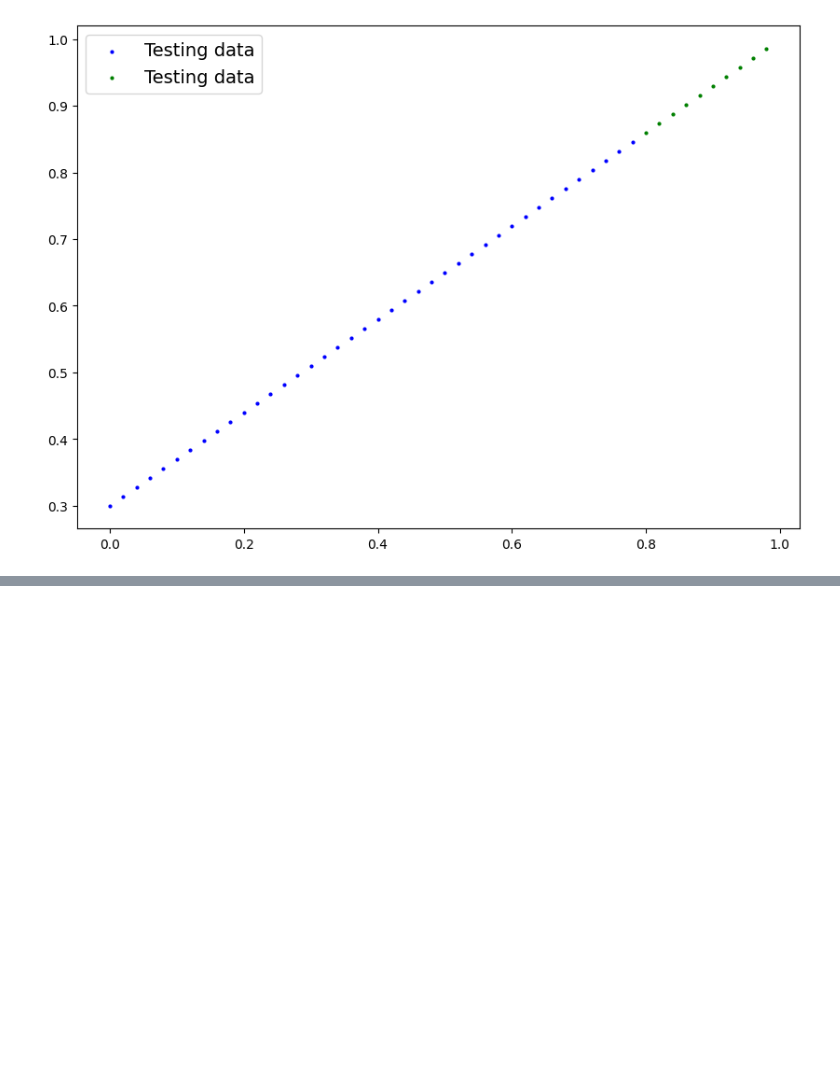
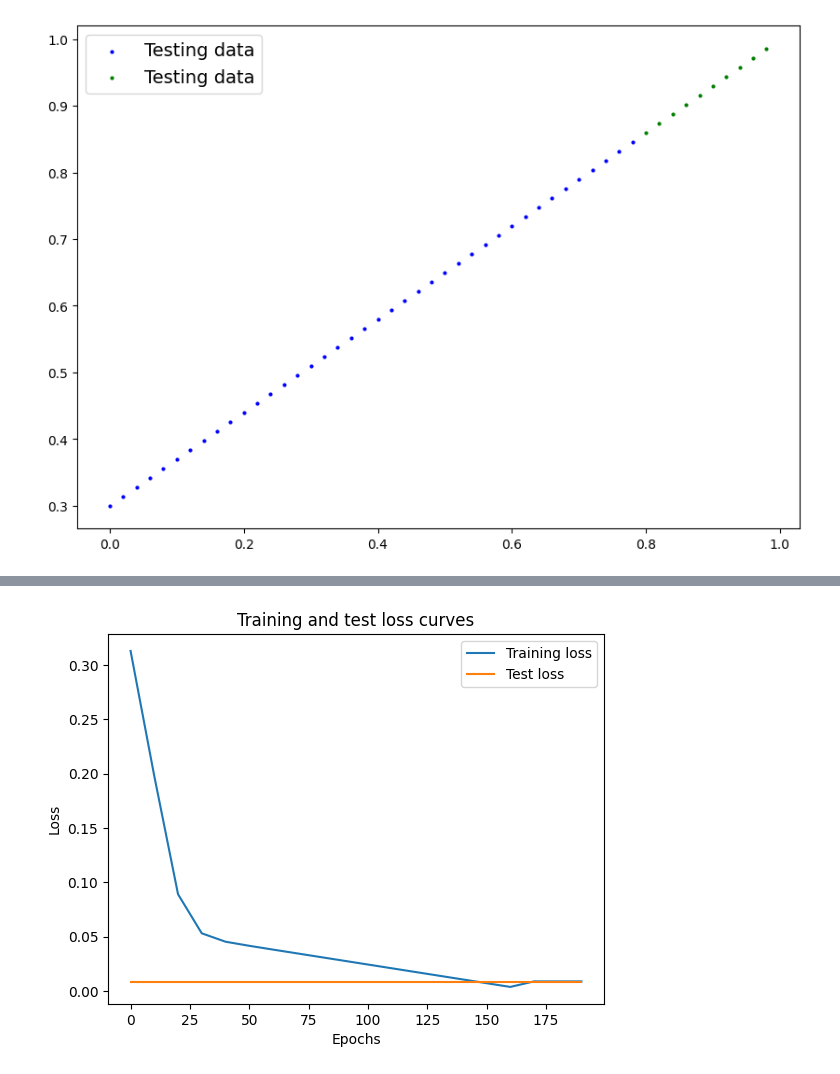
Before and after one commit to otworiallan/otworiallan, a Jupyter notebook: PyTorch_Workflow.ipynb, the cells around one changed output, grey strips where cells are left out. Cells and saved outputs as stored; diff of their text form; code cells hidden in the pictures; blank space fills up the shorter version.

```diff
--- a/PyTorch_Workflow.ipynb
+++ b/PyTorch_Workflow.ipynb
@@ -89,0 +156,4 @@ plot_predictions()
+# %%
+epoch_count = []
+loss_values = []
+test_loss_values = []
@@ -89,0 +255,12 @@ plot_predictions()
+# %%
+loss_values_np = np.array(torch.tensor(loss_values))
+test_loss_values_np = np.array(torch.tensor(test_loss_values))
+# %%
+plt.plot(epoch_count, loss_values_np, label="Training loss")
+plt.plot(epoch_count, test_loss_values_np, label="Test loss")
+plt.title("Training and test loss curves")
+plt.ylabel("Loss")
+plt.xlabel("Epochs")
+plt.legend();
+# %% [output]
+[figure, added]
```
Also changed, not shown: parts of 25 cells of this notebook.
